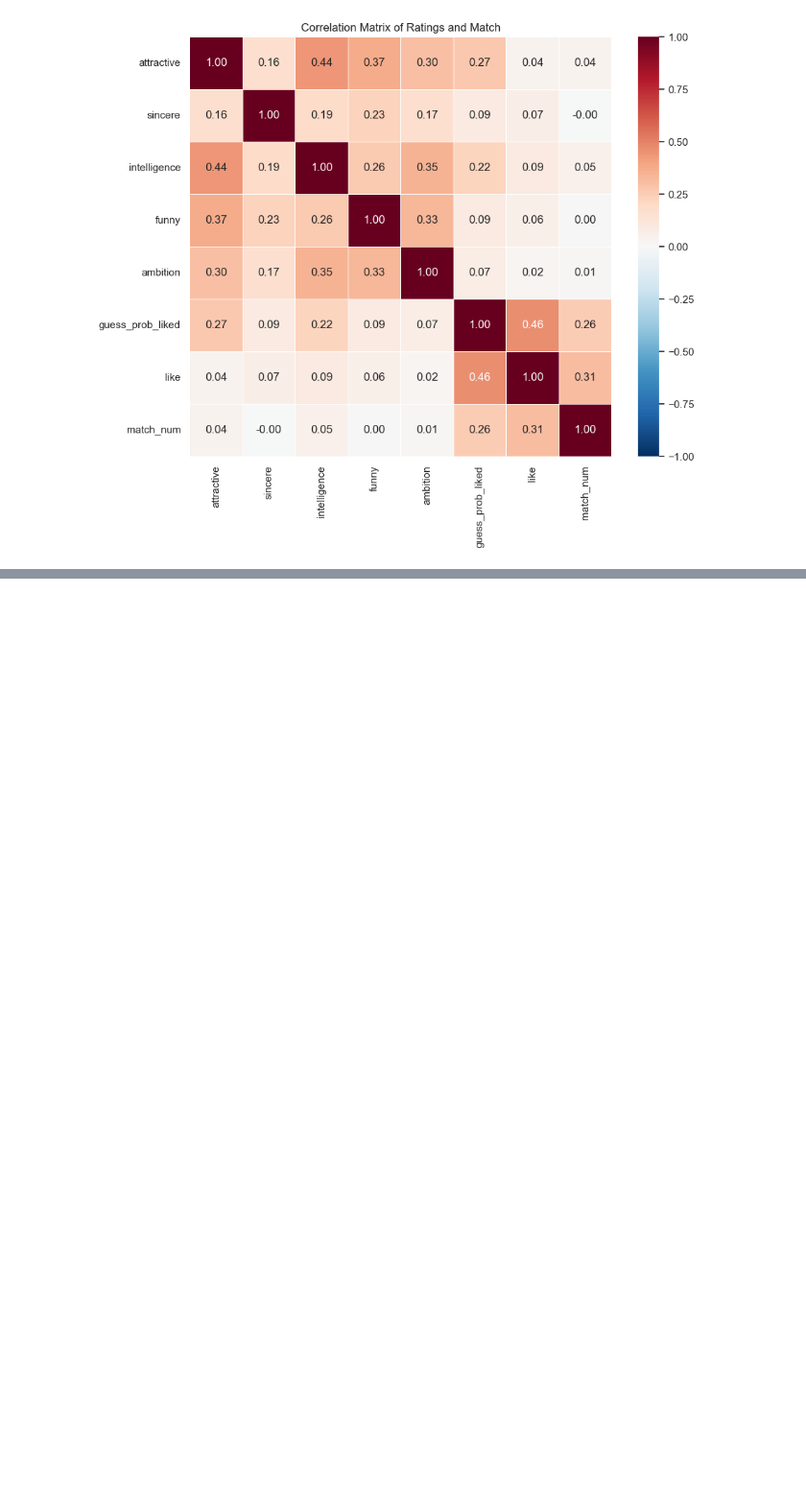
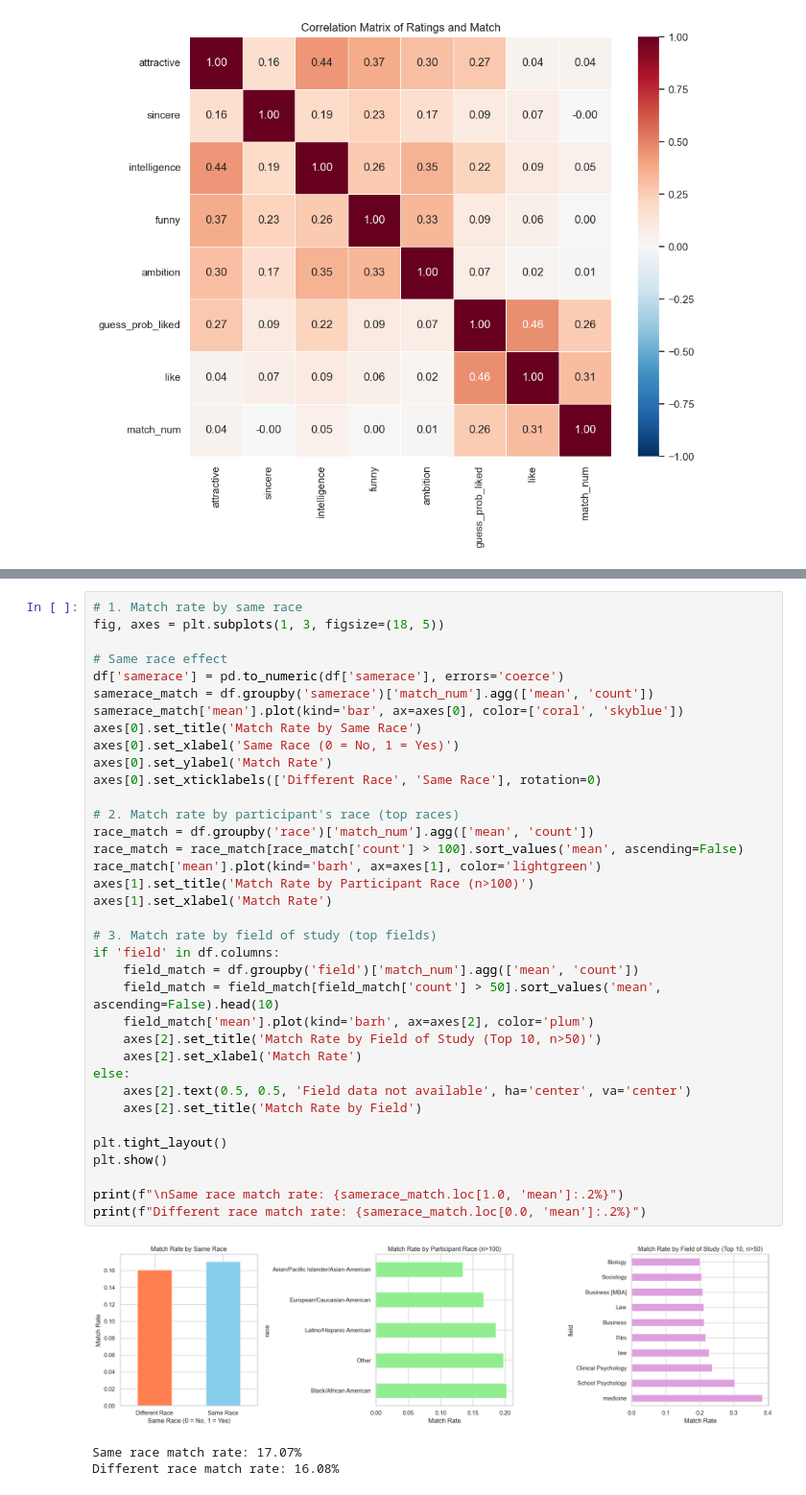
Before and after one commit to sahurai/NSIETE-Project-1, a Jupyter notebook: notebooks/EDA.ipynb, the cells around one changed output, grey strips where cells are left out. Shown at 96% size. Saved outputs shown, nothing was run; the diff lists cells and outputs as text; blank space fills up the shorter version.

```diff
--- a/notebooks/EDA.ipynb
+++ b/notebooks/EDA.ipynb
@@ -199,0 +238,40 @@ plt.show()
+# %%
+# 1. Match rate by same race
+fig, axes = plt.subplots(1, 3, figsize=(18, 5))
+
+# Same race effect
+df['samerace'] = pd.to_numeric(df['samerace'], errors='coerce')
+samerace_match = df.groupby('samerace')['match_num'].agg(['mean', 'count'])
+samerace_match['mean'].plot(kind='bar', ax=axes[0], color=['coral', 'skyblue'])
+axes[0].set_title('Match Rate by Same Race')
+axes[0].set_xlabel('Same Race (0 = No, 1 = Yes)')
+axes[0].set_ylabel('Match Rate')
+axes[0].set_xticklabels(['Different Race', 'Same Race'], rotation=0)
+
+# 2. Match rate by participant's race (top races)
+race_match = df.groupby('race')['match_num'].agg(['mean', 'count'])
+race_match = race_match[race_match['count'] > 100].sort_values('mean', ascending=False)
+race_match['mean'].plot(kind='barh', ax=axes[1], color='lightgreen')
+axes[1].set_title('Match Rate by Participant Race (n>100)')
+axes[1].set_xlabel('Match Rate')
+
+# 3. Match rate by field of study (top fields)
+if 'field' in df.columns:
+    field_match = df.groupby('field')['match_num'].agg(['mean', 'count'])
+    field_match = field_match[field_match['count'] > 50].sort_values('mean', ascending=False).head(10)
+    field_match['mean'].plot(kind='barh', ax=axes[2], color='plum')
+    axes[2].set_title('Match Rate by Field of Study (Top 10, n>50)')
+    axes[2].set_xlabel('Match Rate')
+else:
+    axes[2].text(0.5, 0.5, 'Field data not available', ha='center', va='center')
+    axes[2].set_title('Match Rate by Field')
+
+plt.tight_layout()
+plt.show()
+
+print(f"\nSame race match rate: {samerace_match.loc[1.0, 'mean']:.2%}")
+print(f"Different race match rate: {samerace_match.loc[0.0, 'mean']:.2%}")
+# %% [output]
+[figure, added]
+Same race match rate: 17.07%
+Different race match rate: 16.08%
```
Also changed, not shown: parts of 25 cells of this notebook, 1 other file.
